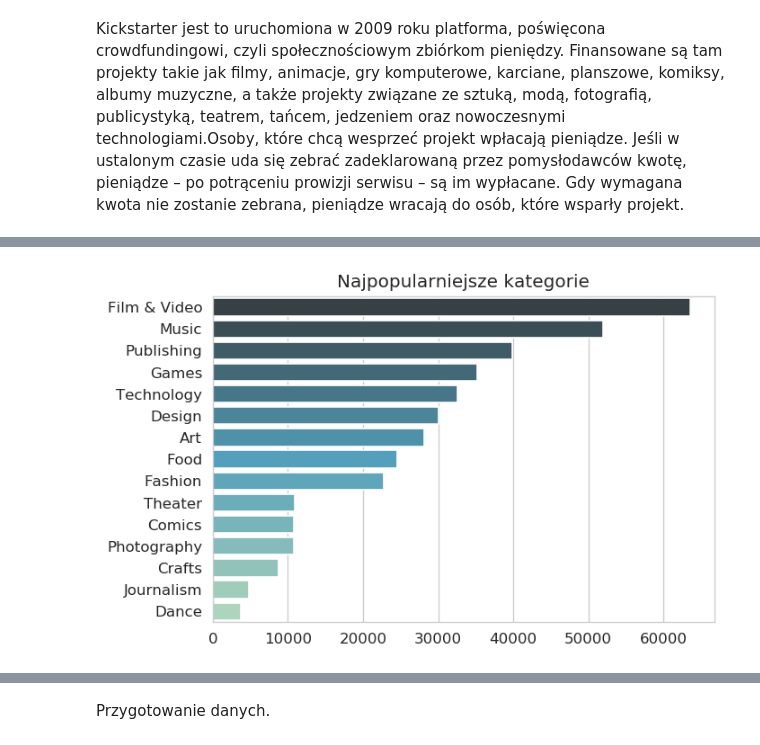
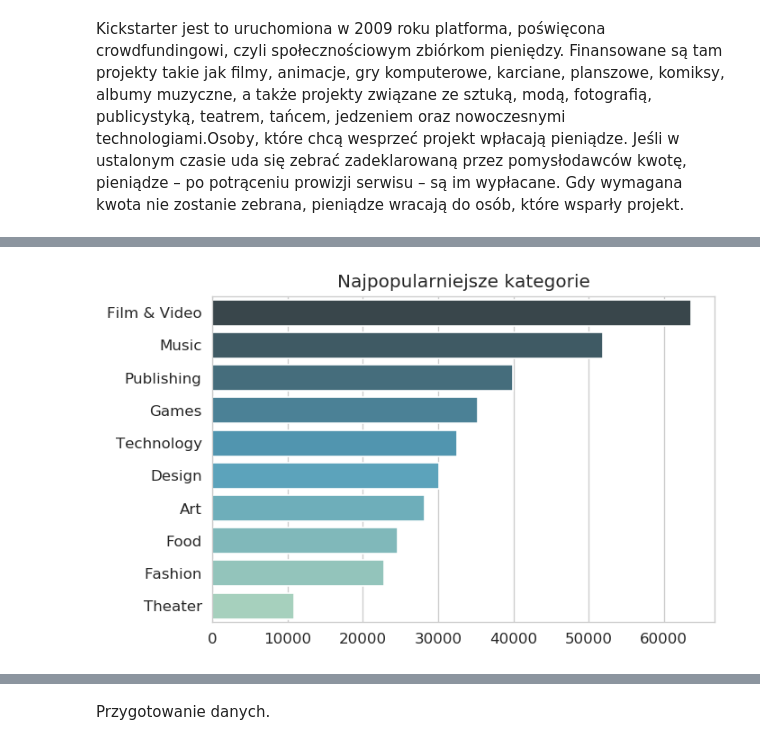
Before and after one commit to infoshareacademy/jdsz2-apacze, a Jupyter notebook: project_ML_kicstarter/Projekt ML.ipynb, the cells around one changed output, grey strips where cells are left out. Saved outputs shown, nothing was run; the diff lists cells and outputs as text; code cells hidden in the pictures.

Commit message:
graphics

```diff
--- a/project_ML_kicstarter/Projekt ML.ipynb
+++ b/project_ML_kicstarter/Projekt ML.ipynb
@@ -49,15 +85,15 @@ df = pd.read_csv('ks-projects-201801.csv')
 # %%
 sns.set_style('whitegrid')
-mains = df.main_category.value_counts().head(15)
+mains = df.main_category.value_counts().head(10)
 
 x = mains.values
 y = mains.index
 
 fig = plt.figure(dpi=120)
 ax = fig.add_subplot(111)
 ax = sns.barplot(y=y, x=x, orient='h', palette="GnBu_d")
 
 plt.title('Najpopularniejsze kategorie')
 plt.show()
 # %% [output]
-[figure, old version]
+[figure, new version]
```
Also changed, not shown: parts of 12 cells of this notebook.
